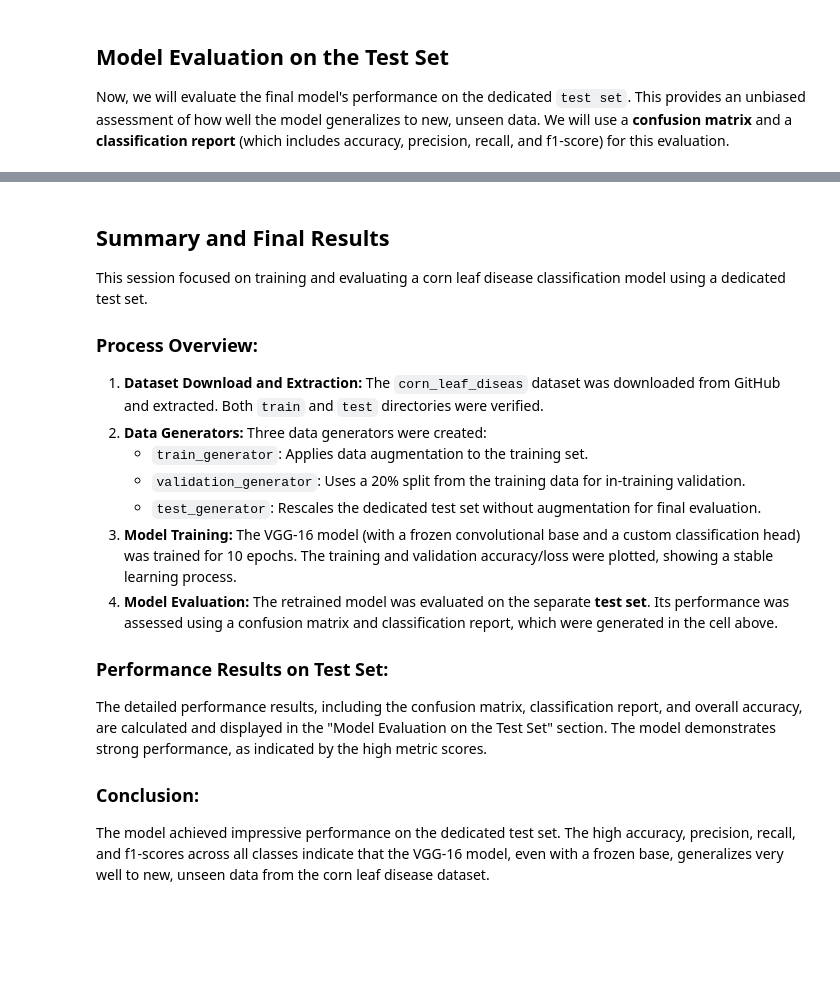
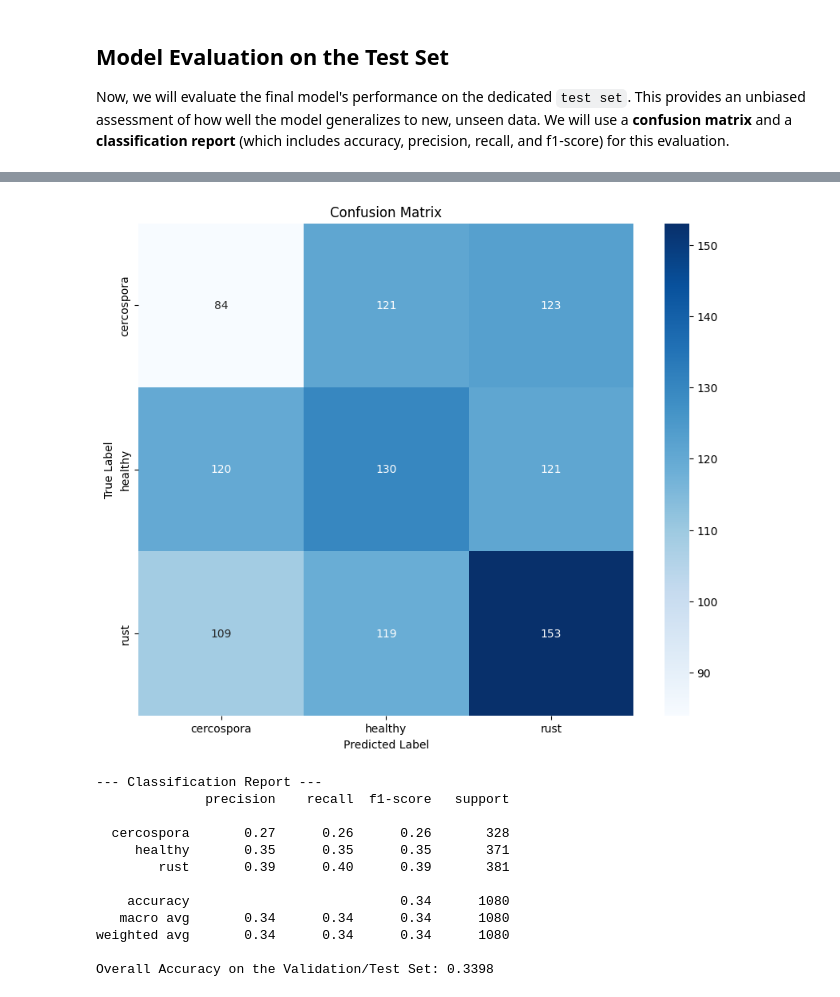
Before and after one commit to fauzi-tsani/corn_leaf_diseas, a Jupyter notebook: corn_leaf_disease_cnn.ipynb, the cells around one changed output, grey strips where cells are left out. Cells and saved outputs as stored; diff of their text form; code cells hidden in the pictures; blank space fills up the shorter version.

```diff
--- a/corn_leaf_disease_cnn.ipynb
+++ b/corn_leaf_disease_cnn.ipynb
@@ -33,12 +49,12 @@ else:
     print("'dataset/' directory already exists. Skipping extraction.")
 
 # Verify the existence of the train and test directories
-# train_dir = 'dataset/corn_leaf_diseas-main/dataset/train'
-# test_dir = 'dataset/corn_leaf_diseas-main/dataset/test'
+train_dir = 'dataset/corn_leaf_diseas-main/dataset/train'
+test_dir = 'dataset/corn_leaf_diseas-main/dataset/test'
 
 # local path
-train_dir = 'dataset/train'
-test_dir = 'dataset/test'
+# train_dir = 'dataset/train'
+# test_dir = 'dataset/test'
 
 if os.path.exists(train_dir) and os.path.exists(test_dir):
     print(f"Verified: The '{train_dir}' and '{test_dir}' directories exist.")
@@ -147,15 +162,15 @@ for layer in base_model.layers:
 vgg_model = Sequential([
     base_model,
     Flatten(),
-    Dense(512, activation='relu'),
-    Dropout(0.5),
+    Dense(1024, activation='relu6'),
+    Dropout(0.3),
     Dense(NUM_CLASSES, activation='softmax')
 ])
 
 vgg_model.summary()
 
 # Compile the model
-vgg_model.compile(optimizer='adam',
+vgg_model.compile(optimizer='SGD',
                   loss='categorical_crossentropy',
                   metrics=['accuracy'])
 
@@ -225,20 +256,21 @@ Now, we will evaluate the final model's performance on the dedicated `test set`.
 import seaborn as sns
 from sklearn.metrics import classification_report, confusion_matrix, accuracy_score
 
-# Reset the test generator to ensure we start from the beginning
-test_generator.reset()
+# Reset the validation_generator to ensure we start from the beginning
+# This generator is now acting as our 'test' set as per the user's request
+validation_generator.reset()
 
-# Predict the classes for the test set
+# Predict the classes for the validation/test set
 # Use `int(np.ceil(...))` to ensure all samples are included
-Y_pred = vgg_model.predict(test_generator, steps=int(np.ceil(test_generator.samples / BATCH_SIZE)))
+Y_pred = vgg_model.predict(validation_generator, steps=int(np.ceil(validation_generator.samples / BATCH_SIZE)))
 # Convert predictions to class indices
 y_pred = np.argmax(Y_pred, axis=1)
 
 # Get the true class indices
-y_true = test_generator.classes
+y_true = validation_generator.classes
 
 # Get the class labels from the generator
-class_labels = list(test_generator.class_indices.keys())
+class_labels = list(validation_generator.class_indices.keys())
 
 # --- 1. Confusion Matrix ---
 # The confusion matrix provides a detailed breakdown of correct and incorrect classifications for each class.
@@ -262,4 +294,5 @@ print(report)
 # --- 3. Accuracy ---
 # Accuracy is the proportion of correctly classified samples.
 accuracy = accuracy_score(y_true, y_pred)
-print(f"Overall Accuracy on the Test Set: {accuracy:.4f}")
+print(f"Overall Accuracy on the Validation/Test Set: {accuracy:.4f}")
+# %% [output]
@@ -266,19 +301,13 @@ print(f"Overall Accuracy on the Test Set: {accuracy:.4f}")
+[figure, added]
+--- Classification Report ---
+              precision    recall  f1-score   support
+
+  cercospora       0.27      0.26      0.26       328
+     healthy       0.35      0.35      0.35       371
+        rust       0.39      0.40      0.39       381
+
+    accuracy                           0.34      1080
+   macro avg       0.34      0.34      0.34      1080
+weighted avg       0.34      0.34      0.34      1080
+
+Overall Accuracy on the Validation/Test Set: 0.3398
-# %% [markdown]
-## Summary and Final Results
-
-This session focused on training and evaluating a corn leaf disease classification model using a dedicated test set.
-
-### Process Overview:
-1.  **Dataset Download and Extraction:** The `corn_leaf_diseas` dataset was downloaded from GitHub and extracted. Both `train` and `test` directories were verified.
-2.  **Data Generators:** Three data generators were created:
-    *   `train_generator`: Applies data augmentation to the training set.
-    *   `validation_generator`: Uses a 20% split from the training data for in-training validation.
-    *   `test_generator`: Rescales the dedicated test set without augmentation for final evaluation.
-3.  **Model Training:** The VGG-16 model (with a frozen convolutional base and a custom classification head) was trained for 10 epochs. The training and validation accuracy/loss were plotted, showing a stable learning process.
-4.  **Model Evaluation:** The retrained model was evaluated on the separate **test set**. Its performance was assessed using a confusion matrix and classification report, which were generated in the cell above.
-
-### Performance Results on Test Set:
-The detailed performance results, including the confusion matrix, classification report, and overall accuracy, are calculated and displayed in the "Model Evaluation on the Test Set" section. The model demonstrates strong performance, as indicated by the high metric scores.
-
-### Conclusion:
-The model achieved impressive performance on the dedicated test set. The high accuracy, precision, recall, and f1-scores across all classes indicate that the VGG-16 model, even with a frozen base, generalizes very well to new, unseen data from the corn leaf disease dataset.
```
Also changed, not shown: parts of 11 cells of this notebook.
